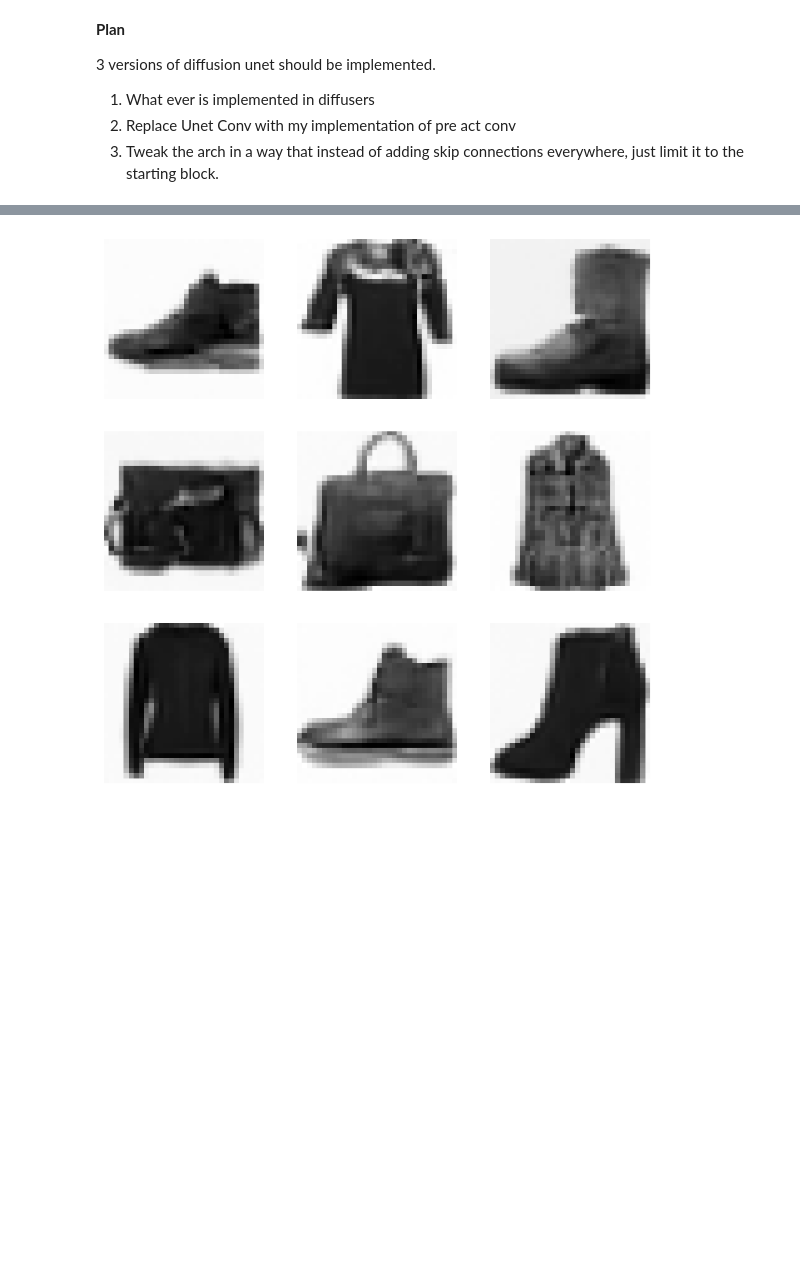
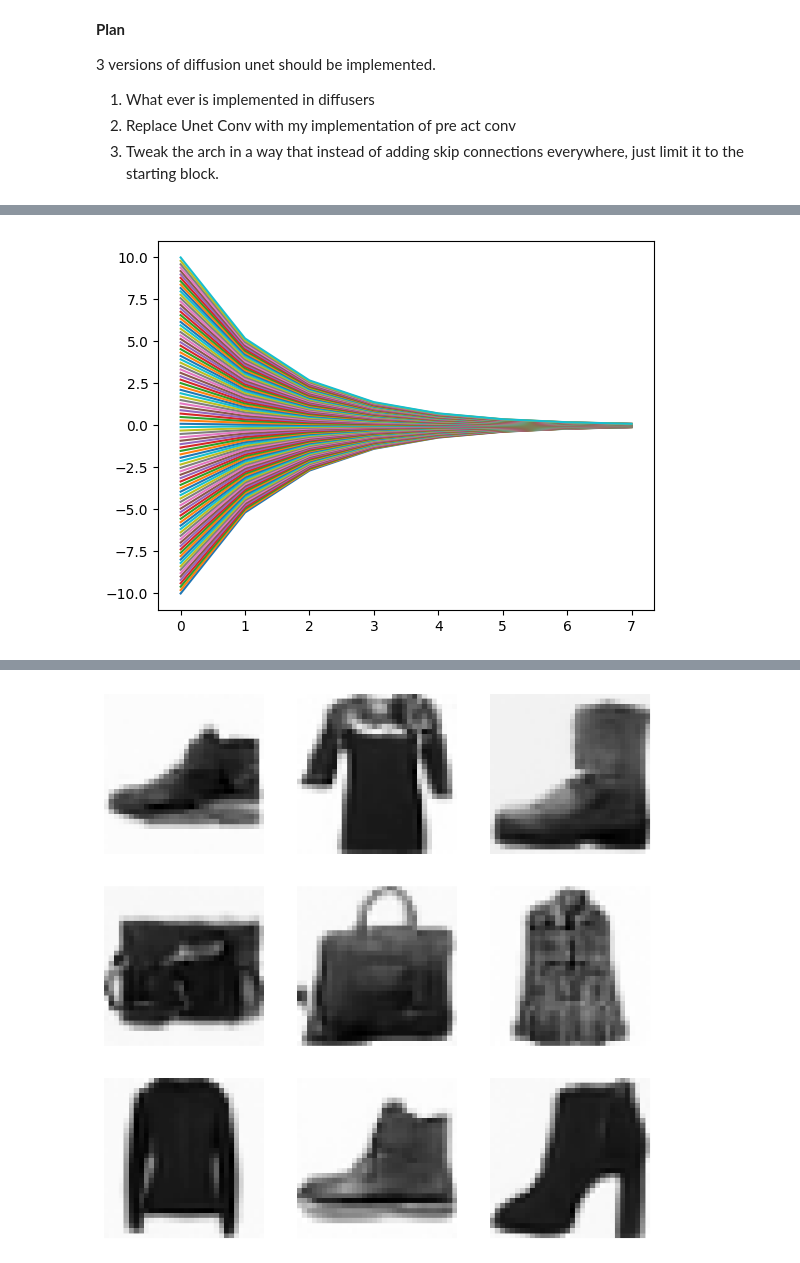
Before and after one commit to pranay8297/fastaip2, a Jupyter notebook: Diffusion_v1.ipynb, the cells around one changed output, grey strips where cells are left out. Drawn from its saved outputs; the diff is of its cells as text; code cells hidden in the pictures; blank space fills up the shorter version.

```diff
--- a/Diffusion_v1.ipynb
+++ b/Diffusion_v1.ipynb
@@ -373,0 +570,4 @@ out = model(x)
+# %%
+for i in points_dist: plt.plot(i)
+# %% [output]
+[figure, added]
```
Also changed, not shown: parts of 55 cells of this notebook.
